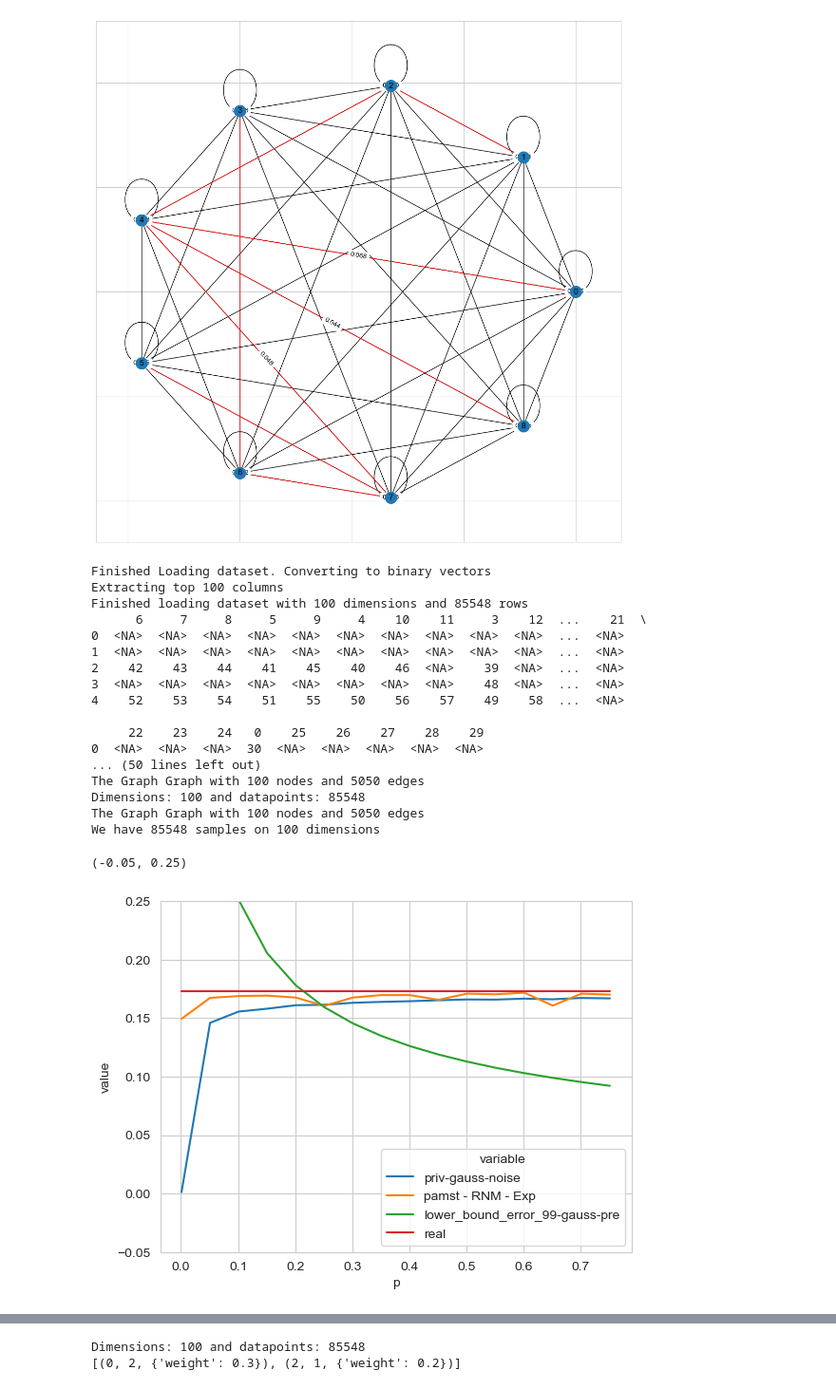
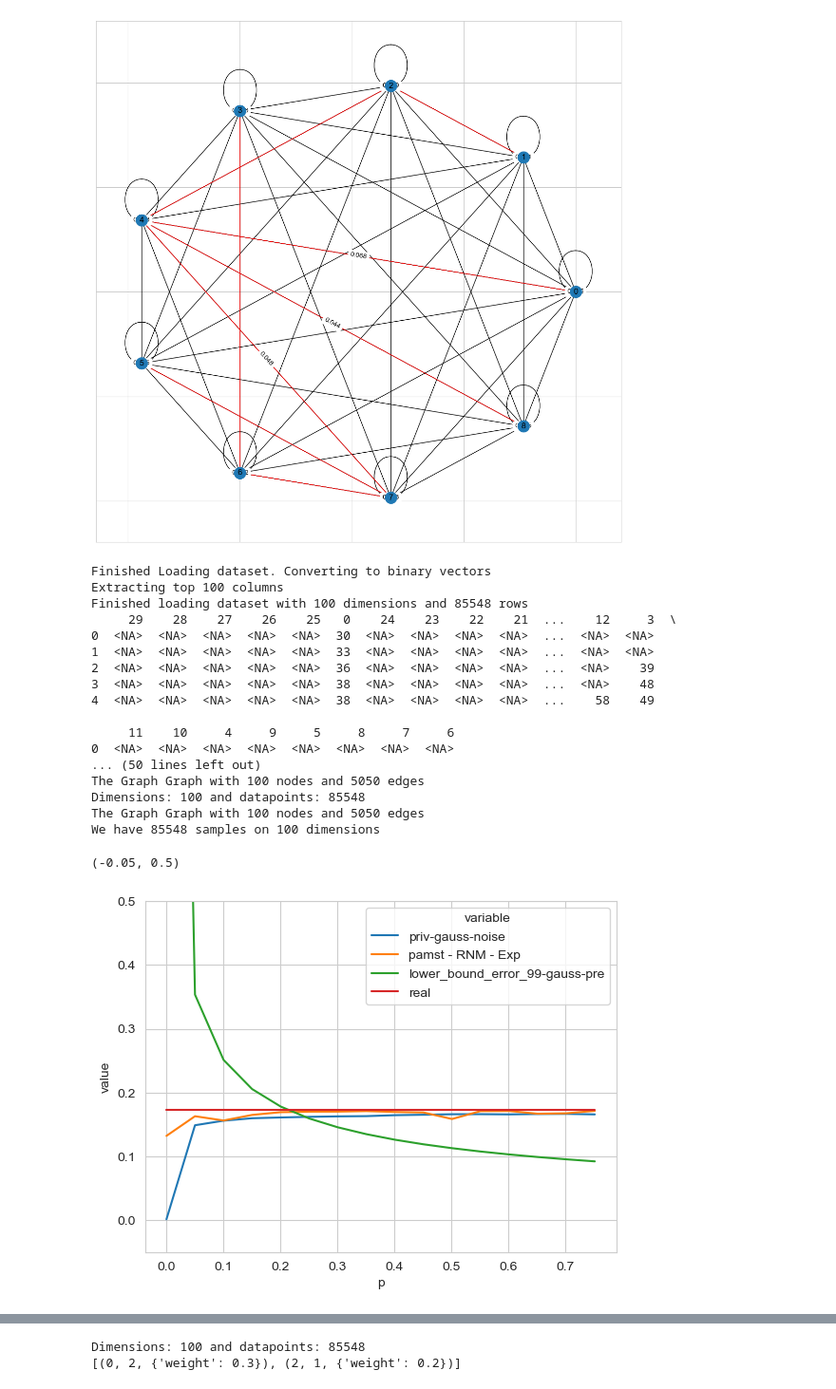
Before and after one commit to lukas681/private-mst, a Jupyter notebook: private_mst.ipynb, the cells around one changed output, grey strips where cells are left out. Shown: that part at 95% size. Saved outputs shown, nothing was run; the diff lists cells and outputs as text; code cells hidden in the pictures.

```diff
--- a/private_mst.ipynb
+++ b/private_mst.ipynb
@@ -44,7 +44,7 @@ def pamst_noise_scale(sensitivity, rho, rounds):
     :return: usually dim -1, the number of edges picked AND the num
     """
 #    return (2*sensitivity*math.sqrt(rounds))/(math.sqrt(2*rho)) # TODO find the error here
-    return ((2*sensitivity*math.sqrt(rounds))/(math.sqrt(2*rho))) # TODO find the error here
+    return (2 * sensitivity * math.sqrt(rounds))/(math.sqrt(2 * rho))  # TODO find the error here
 
 def format_edges(weight) -> str:
     """
@@ -107,7 +107,7 @@ def mst(mutual_information, G=None):
     T = nx.maximum_spanning_tree(G, algorithm='prim')
     return (G,  ## Graph
             T, ## Spanning Tree
-            sum (d['weight'] for _,_,d in T.pamst_edges(data=True))  ## Weight on this one.
+            sum (d['weight'] for _,_,d in T.edges(data=True))  ## Weight on this one.
             )
 
 def private_mst(mi,
@@ -140,9 +140,16 @@ def sum_weights(original_graph, spanning_tree) -> float:
     """
     return sum(
         original_graph[e[0]][e[1]]['weight']
-        for e in spanning_tree.pamst_edges()
+        for e in spanning_tree.edges()
     )
+
 def load_ds(extracted_dims:int, topk):
+    """
+    Simply utility functions that loads the corresponding dataset "Retail" and converts it to a dataset of binary vectors. Additionally, you cam select the top k xolumns with the highest sum. This might help find higher mutual informtions.
+    :param extracted_dims:
+    :param topk:
+    :return:
+    """
     ds=pd.read_csv("./datasets/retail.dat.txt",
                    header=0,
                    delim_whitespace=True,
@@ -155,7 +162,7 @@ def load_ds(extracted_dims:int, topk):
         print(f'Extracting top {topk} columns')
         dfsum = (ds.sum().to_frame()
                 .reset_index()
-                .sort_values(by=0,ascending=False, inplace=False)
+                .sort_values(by=0,ascending=True, inplace=False)
                 .head(topk))
         topcols = dfsum['index'].tolist()
         ds = ds[topcols]
@@ -365,7 +372,7 @@ MST on Fake Graph 0.2161310732983846
 p_series = pd.DataFrame()
 error_graph = pd.DataFrame()
 
-(d, n, dataset) = load_ds(2000, topk=100)
+(d, n, dataset) = load_ds(15000, topk=100)
 
 # disable warnings
 import warnings
@@ -404,44 +411,45 @@ for p in np.arange(RHO_LOW,RHO_UP, STEP):
         "pamst - RNM - Exp": pamst_weight,
         "lower_bound_error_99-gauss-pre": error_gauss(p, 0.99, n, d),
         "real": real_weight}
 
     # No overestimation is possible as we only use real edges-
     absolute_error = {
         "p": p,
         "priv-gauss-baseline-error": real_weight - private_weight,
         "theo-lower_bound_error_99-gauss-baseline": error_gauss(p, 0.99, n, d),
         "pamst_error": real_weight - pamst_weight,
     }
 
     error_graph = error_graph.append(absolute_error, ignore_index=True)
     p_series = p_series.append(row, ignore_index=True)
 
 print(f'We have {len(dataset)} samples on {d} dimensions')
 # print(f'MST on Real Graph {real_weight}')
 # print(f'MST on Fake Graph {private_weight}')
 ax = sb.lineplot(x='p', y='value', hue='variable',
             data=pd.melt(p_series, ['p']))
-ax.set_ylim(-0.05,0.25)
+ax.set_ylim(-0.05,0.5)
+# 2 for 250 dims, 0.5 for less
 # %% [output]
 Finished Loading dataset. Converting to binary vectors
 Extracting top 100 columns
 Finished loading dataset with 100 dimensions and 85548 rows
-      6     7     8     5     9     4    10    11     3    12  ...    21  \
-0  <NA>  <NA>  <NA>  <NA>  <NA>  <NA>  <NA>  <NA>  <NA>  <NA>  ...  <NA>
-1  <NA>  <NA>  <NA>  <NA>  <NA>  <NA>  <NA>  <NA>  <NA>  <NA>  ...  <NA>
-2    42    43    44    41    45    40    46  <NA>    39  <NA>  ...  <NA>
-3  <NA>  <NA>  <NA>  <NA>  <NA>  <NA>  <NA>  <NA>    48  <NA>  ...  <NA>
-4    52    53    54    51    55    50    56    57    49    58  ...  <NA>
+     29    28    27    26    25   0    24    23    22    21  ...    12     3  \
+0  <NA>  <NA>  <NA>  <NA>  <NA>  30  <NA>  <NA>  <NA>  <NA>  ...  <NA>  <NA>
+1  <NA>  <NA>  <NA>  <NA>  <NA>  33  <NA>  <NA>  <NA>  <NA>  ...  <NA>  <NA>
+2  <NA>  <NA>  <NA>  <NA>  <NA>  36  <NA>  <NA>  <NA>  <NA>  ...  <NA>    39
+3  <NA>  <NA>  <NA>  <NA>  <NA>  38  <NA>  <NA>  <NA>  <NA>  ...  <NA>    48
+4  <NA>  <NA>  <NA>  <NA>  <NA>  38  <NA>  <NA>  <NA>  <NA>  ...    58    49
 
-     22    23    24   0    25    26    27    28    29
-0  <NA>  <NA>  <NA>  30  <NA>  <NA>  <NA>  <NA>  <NA>
+     11    10     4     9     5     8     7     6
+0  <NA>  <NA>  <NA>  <NA>  <NA>  <NA>  <NA>  <NA>
 ... (50 lines left out)
 The Graph Graph with 100 nodes and 5050 edges
 Dimensions: 100 and datapoints: 85548
 The Graph Graph with 100 nodes and 5050 edges
 We have 85548 samples on 100 dimensions
-(-0.05, 0.25)
+(-0.05, 0.5)
-[figure, old version]
+[figure, new version]
 # %%
 # Shows the error graph
 ax = sb.lineplot(x='p', y='value', hue='variable',
```
Also changed, not shown: parts of 6 cells of this notebook.
